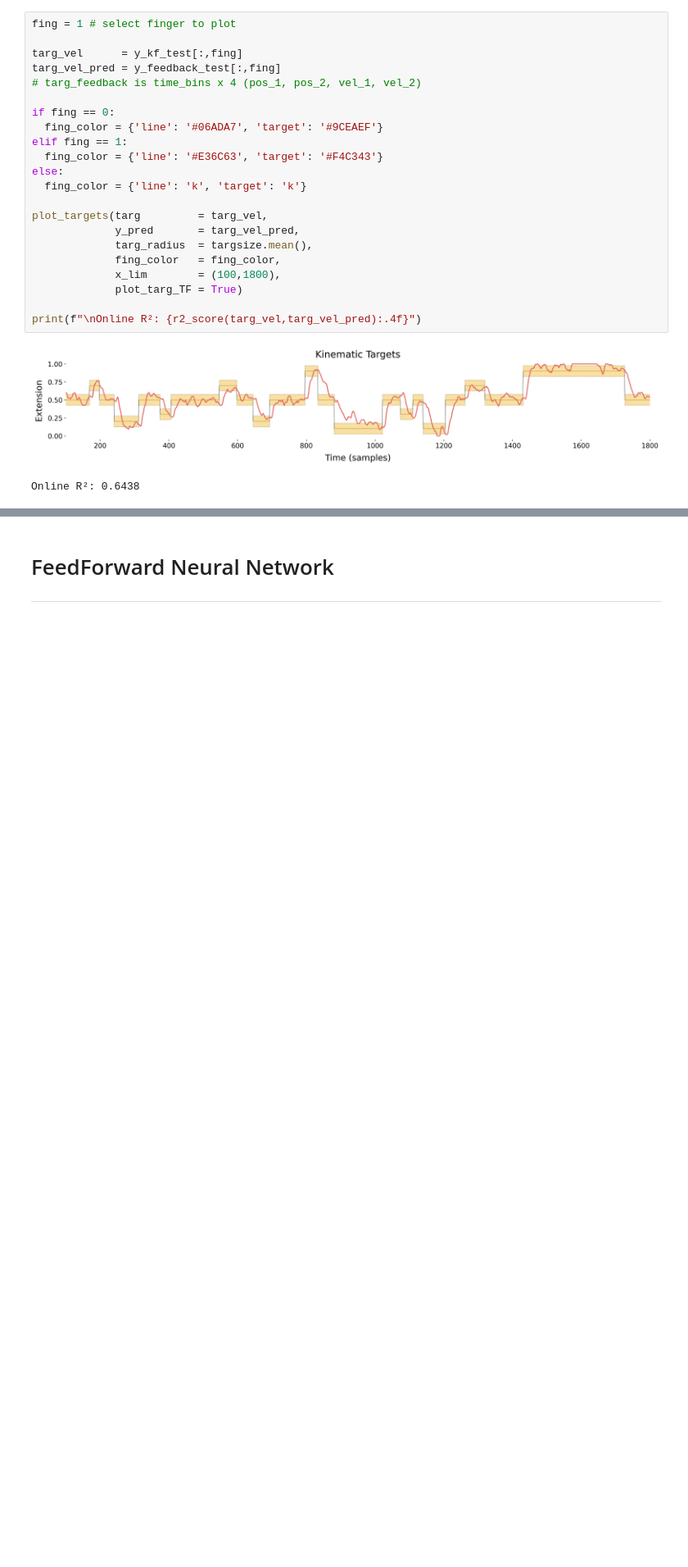
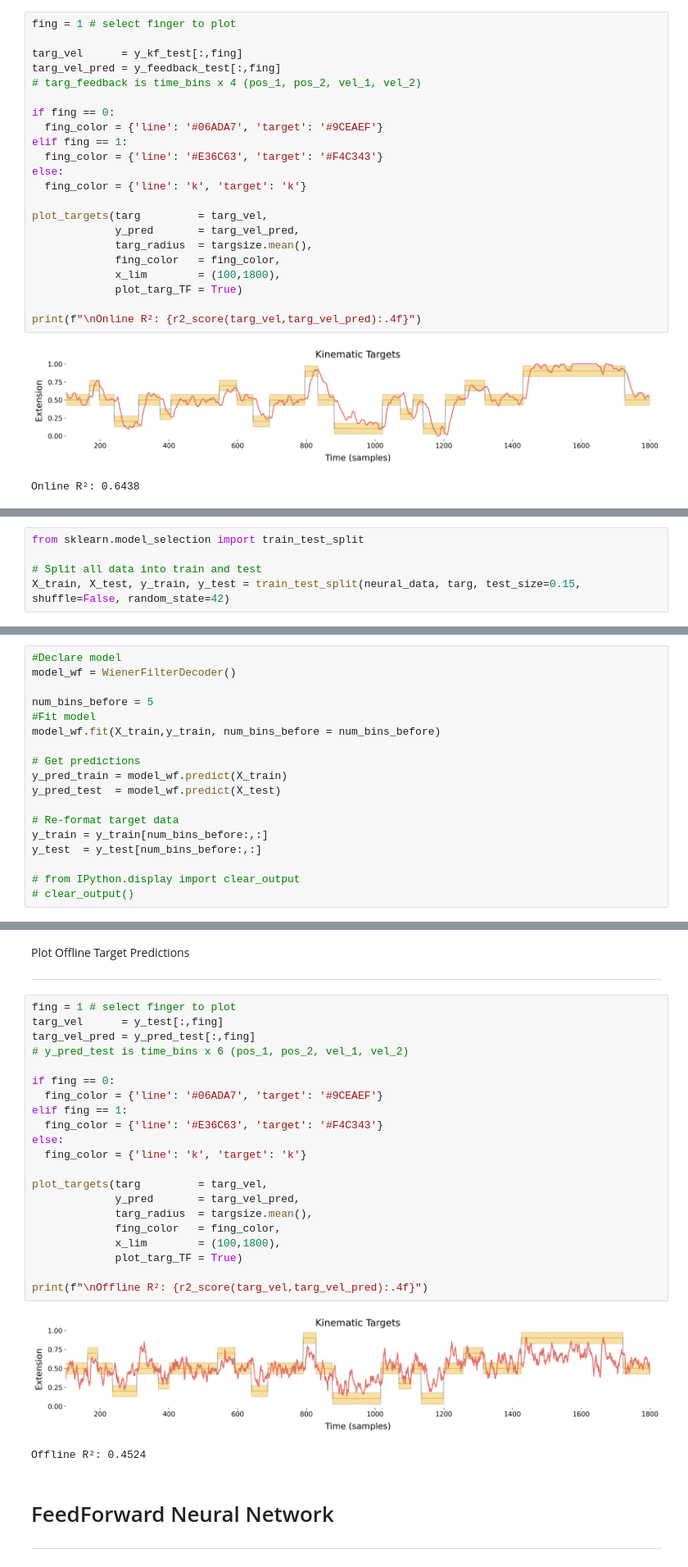
Before and after one commit to cfoli/Kinematic-Decoding-4-BCI-Control, a Jupyter notebook: Two_finger_neural_decoding.ipynb, the cells around one changed output, grey strips where cells are left out. Shown at 82% size. Saved outputs shown, nothing was run; the diff lists cells and outputs as text; blank space fills up the shorter version.

Commit message:
Implemented Wiener Filter (linear regression) Decoder

```diff
--- a/Two_finger_neural_decoding.ipynb
+++ b/Two_finger_neural_decoding.ipynb
@@ -967,0 +1225,5 @@ Online R²: 0.6438
+# %%
+from sklearn.model_selection import train_test_split
+
+# Split all data into train and test
+X_train, X_test, y_train, y_test = train_test_split(neural_data, targ, test_size=0.15, shuffle=False, random_state=42)
@@ -967,0 +1234,18 @@ Online R²: 0.6438
+# %%
+#Declare model
+model_wf = WienerFilterDecoder()
+
+num_bins_before = 5
+#Fit model
+model_wf.fit(X_train,y_train, num_bins_before = num_bins_before)
+
+# Get predictions
+y_pred_train = model_wf.predict(X_train)
+y_pred_test  = model_wf.predict(X_test)
+
+# Re-format target data
+y_train = y_train[num_bins_before:,:]
+y_test  = y_test[num_bins_before:,:]
+
+# from IPython.display import clear_output
+# clear_output()
@@ -968,3 +1281,31 @@ Online R²: 0.6438
+# %% [markdown]
+Plot Offline Target Predictions
+
+---
+# %%
+fing = 1 # select finger to plot
+targ_vel      = y_test[:,fing]
+targ_vel_pred = y_pred_test[:,fing]
+# y_pred_test is time_bins x 6 (pos_1, pos_2, vel_1, vel_2)
+
+if fing == 0:
+  fing_color = {'line': '#06ADA7', 'target': '#9CEAEF'}
+elif fing == 1:
+  fing_color = {'line': '#E36C63', 'target': '#F4C343'}
+else:
+  fing_color = {'line': 'k', 'target': 'k'}
+
+plot_targets(targ         = targ_vel,
+             y_pred       = targ_vel_pred,
+             targ_radius  = targsize.mean(),
+             fing_color   = fing_color,
+             x_lim        = (100,1800),
+             plot_targ_TF = True)
+
+print(f"\nOffline R²: {r2_score(targ_vel,targ_vel_pred):.4f}")
+# %% [output]
+[figure, added]
+Offline R²: 0.4524
 # %% [markdown]
 # FeedForward Neural Network
 
```
Also changed, not shown: parts of 16 cells of this notebook.
